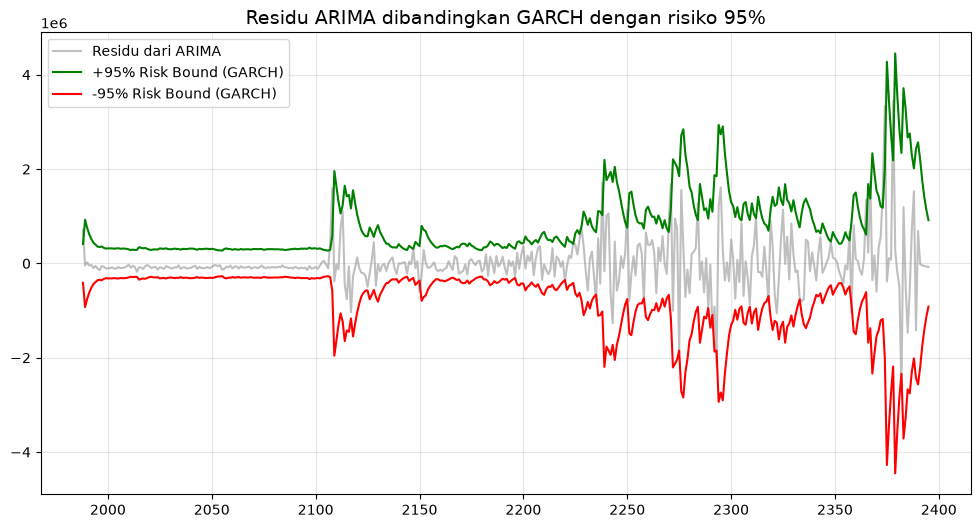
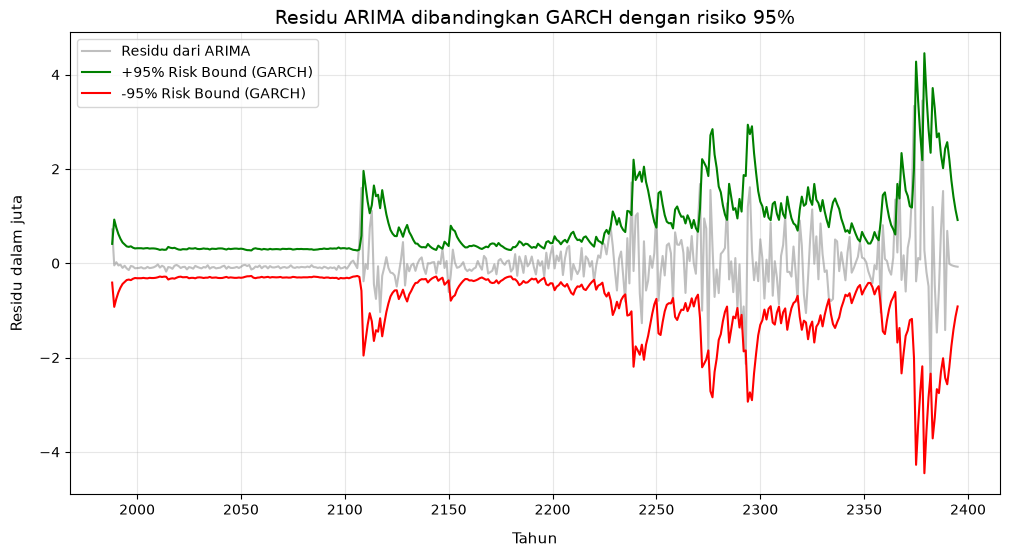
The change to this notebook cell's code, shown as a diff; its figure went from the first image to the second:
--- before
+++ after
@@ -1,8 +1,8 @@
 plt.figure(figsize=(12, 6))
-plt.plot(my_arima_model.resid.index + MIN_TAHUN, my_arima_model.resid, label='Residu dari ARIMA', color='gray', alpha=0.5)
+plt.plot(my_arima_model.resid.index + MIN_TAHUN, my_arima_model.resid / 1e6, label='Residu dari ARIMA', color='gray', alpha=0.5)
 
-plt.plot(cond_vola.index + MIN_TAHUN, 1.96 * cond_vola, 
+plt.plot(cond_vola.index + MIN_TAHUN, 1.96 * cond_vola / 1e6, 
          color='green', label='+95% Risk Bound (GARCH)', linewidth=1.5)
-plt.plot(cond_vola.index + MIN_TAHUN, -1.96 * cond_vola, 
+plt.plot(cond_vola.index + MIN_TAHUN, -1.96 * cond_vola / 1e6, 
          color='red', label='-95% Risk Bound (GARCH)', linewidth=1.5)
 
@@ -13,3 +13,6 @@
 plt.legend()
 plt.grid(True, alpha=0.3)
+plt.xlabel('Tahun', fontsize=11, labelpad=10)
+plt.ylabel('Residu dalam juta', fontsize=11, labelpad=10)
+plt.ticklabel_format(style='plain', axis='y')
 plt.show()

Commit: push marimo